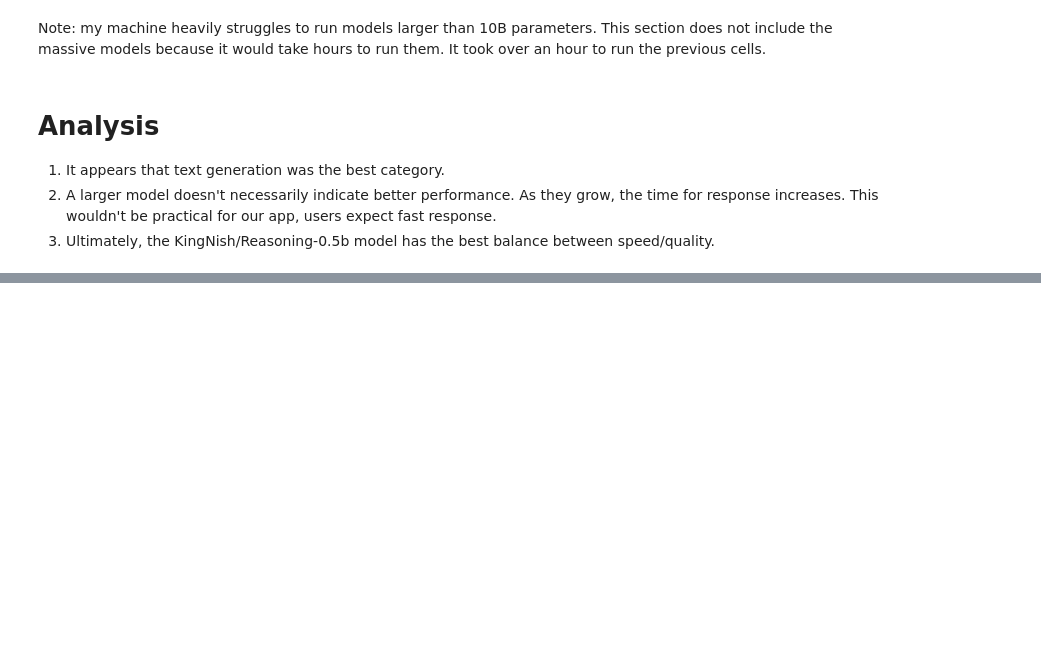
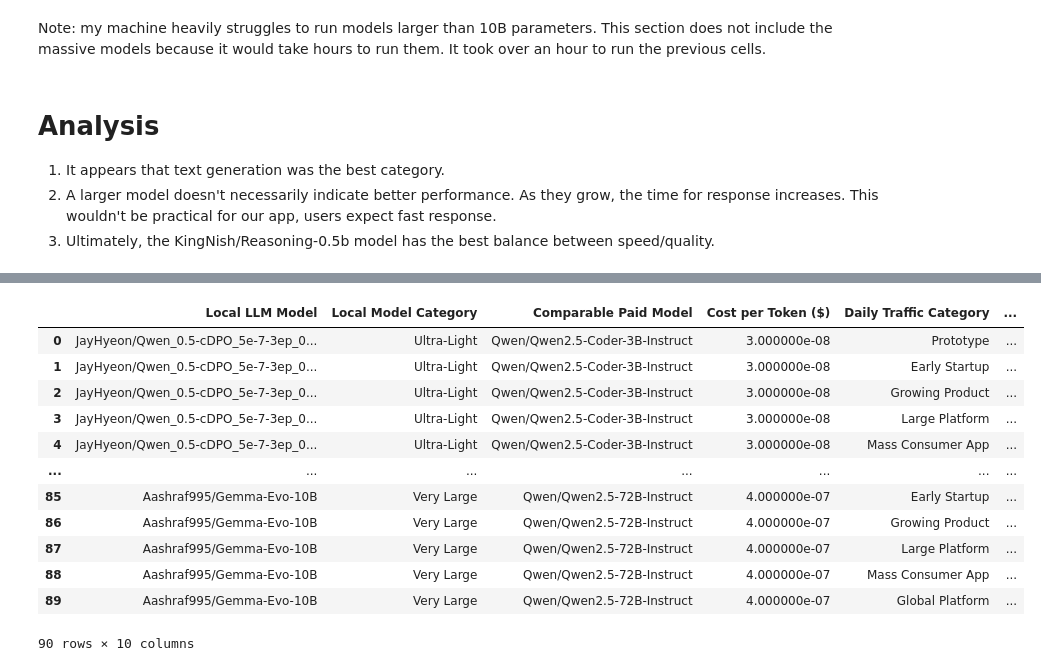
Before and after one commit to henRotunno/8_Knit, a Jupyter notebook: llm-test/multi_model.ipynb, the cells around one changed output, grey strips where cells are left out. Saved outputs shown, nothing was run; the diff lists cells and outputs as text; code cells hidden in the pictures; blank space fills up the shorter version.

```diff
--- a/llm-test/multi_model.ipynb
+++ b/llm-test/multi_model.ipynb
@@ -230,0 +507,61 @@ Note: my machine heavily struggles to run models larger than 10B parameters. Thi
+# %%
+api_cost_rows = []
+
+API_SERVER_DAU_CAPACITY = 100_000
+API_SERVER_HOURLY_COST = 0.10
+API_SERVER_DAILY_COST = API_SERVER_HOURLY_COST * 24
+
+for _, model in models_df.iterrows():
+    category = model["Model Category"]
+    api_info = api_assumptions[category]
+
+    comparable_model = api_info["Comparable Paid Model"]
+    cost_per_million = api_info["Output Cost per 1M Tokens"]
+    cost_per_token = cost_per_million / 1_000_000
+
+    for _, traffic in traffic_df.iterrows():
+        total_tokens = traffic["Total Daily Token Load"]
+        daily_users = traffic["Daily Active Users"]
+
+        estimated_api_cost = total_tokens * cost_per_token
+
+        api_machines_needed = math.ceil(
+            daily_users / API_SERVER_DAU_CAPACITY
+        )
+
+        api_infrastructure_cost = (
+            api_machines_needed * API_SERVER_DAILY_COST
+        )
+
+        total_cost = estimated_api_cost + api_infrastructure_cost
+
+        api_cost_rows.append({
+            "Local LLM Model": model["Model Name"],
+            "Local Model Category": category,
+            "Comparable Paid Model": comparable_model,
+            "Cost per Token ($)": cost_per_token,
+            "Daily Traffic Category": traffic["Daily Traffic Category"],
+            "Total Token Load": total_tokens,
+            "Estimated API Cost (Daily)": round(estimated_api_cost, 2),
+            "Machines Required (API Infrastructure)": api_machines_needed,
+            "API Infrastructure Cost (Daily)": round(api_infrastructure_cost, 2),
+            "Total Cost (Daily)": round(total_cost, 2),
+        })
+
+api_cost_df = pd.DataFrame(api_cost_rows)
+
+api_cost_df
+# %% [output]
+|  | Local LLM Model | Local Model Category | Comparable Paid Model | Cost per Token ($) | Daily Traffic Category | ... |
+| 0 | JayHyeon/Qwen_0.5-cDPO_5e-7-3ep_0... | Ultra-Light | Qwen/Qwen2.5-Coder-3B-Instruct | 3.000000e-08 | Prototype | ... |
+| 1 | JayHyeon/Qwen_0.5-cDPO_5e-7-3ep_0... | Ultra-Light | Qwen/Qwen2.5-Coder-3B-Instruct | 3.000000e-08 | Early Startup | ... |
+| 2 | JayHyeon/Qwen_0.5-cDPO_5e-7-3ep_0... | Ultra-Light | Qwen/Qwen2.5-Coder-3B-Instruct | 3.000000e-08 | Growing Product | ... |
+| 3 | JayHyeon/Qwen_0.5-cDPO_5e-7-3ep_0... | Ultra-Light | Qwen/Qwen2.5-Coder-3B-Instruct | 3.000000e-08 | Large Platform | ... |
+| 4 | JayHyeon/Qwen_0.5-cDPO_5e-7-3ep_0... | Ultra-Light | Qwen/Qwen2.5-Coder-3B-Instruct | 3.000000e-08 | Mass Consumer App | ... |
+| ... | ... | ... | ... | ... | ... | ... |
+| 85 | Aashraf995/Gemma-Evo-10B | Very Large | Qwen/Qwen2.5-72B-Instruct | 4.000000e-07 | Early Startup | ... |
+| 86 | Aashraf995/Gemma-Evo-10B | Very Large | Qwen/Qwen2.5-72B-Instruct | 4.000000e-07 | Growing Product | ... |
+| 87 | Aashraf995/Gemma-Evo-10B | Very Large | Qwen/Qwen2.5-72B-Instruct | 4.000000e-07 | Large Platform | ... |
+| 88 | Aashraf995/Gemma-Evo-10B | Very Large | Qwen/Qwen2.5-72B-Instruct | 4.000000e-07 | Mass Consumer App | ... |
+| 89 | Aashraf995/Gemma-Evo-10B | Very Large | Qwen/Qwen2.5-72B-Instruct | 4.000000e-07 | Global Platform | ... |
+90 rows × 10 columns
```
Also changed, not shown: parts of 17 cells of this notebook.
